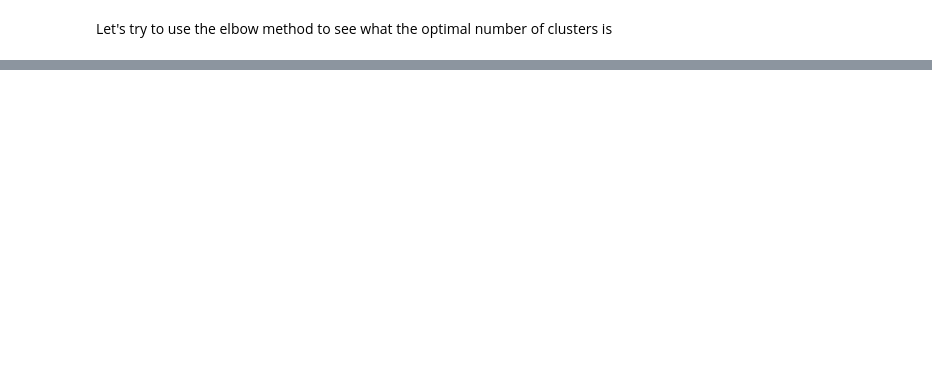
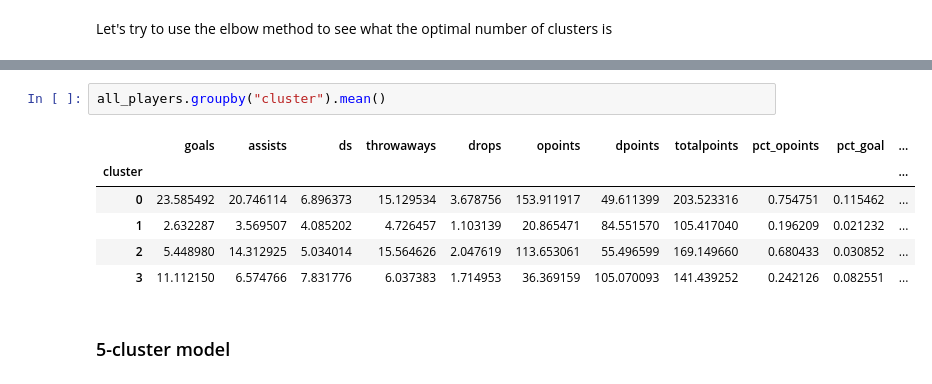
Before and after one commit to karinehsu/cs109-final-project, a Jupyter notebook: player-cluster.ipynb, the cells around one changed output, grey strips where cells are left out. Cells and saved outputs as stored; diff of their text form; blank space fills up the shorter version.

```diff
--- a/player-cluster.ipynb
+++ b/player-cluster.ipynb
@@ -274,0 +278,11 @@ silhouette_score(cluster_cols.values, model.predict(cluster_cols.values))
+# %%
+all_players.groupby("cluster").mean()
+# %% [output]
+|  | goals | assists | ds | throwaways | drops | opoints | dpoints | totalpoints | pct_opoints | pct_goal | ... |
+| cluster |  |  |  |  |  |  |  |  |  |  | ... |
+| 0 | 23.585492 | 20.746114 | 6.896373 | 15.129534 | 3.678756 | 153.911917 | 49.611399 | 203.523316 | 0.754751 | 0.115462 | ... |
+| 1 | 2.632287 | 3.569507 | 4.085202 | 4.726457 | 1.103139 | 20.865471 | 84.551570 | 105.417040 | 0.196209 | 0.021232 | ... |
+| 2 | 5.448980 | 14.312925 | 5.034014 | 15.564626 | 2.047619 | 113.653061 | 55.496599 | 169.149660 | 0.680433 | 0.030852 | ... |
+| 3 | 11.112150 | 6.574766 | 7.831776 | 6.037383 | 1.714953 | 36.369159 | 105.070093 | 141.439252 | 0.242126 | 0.082551 | ... |
+# %% [markdown]
+### 5-cluster model
```
Also changed, not shown: parts of 26 cells of this notebook.
